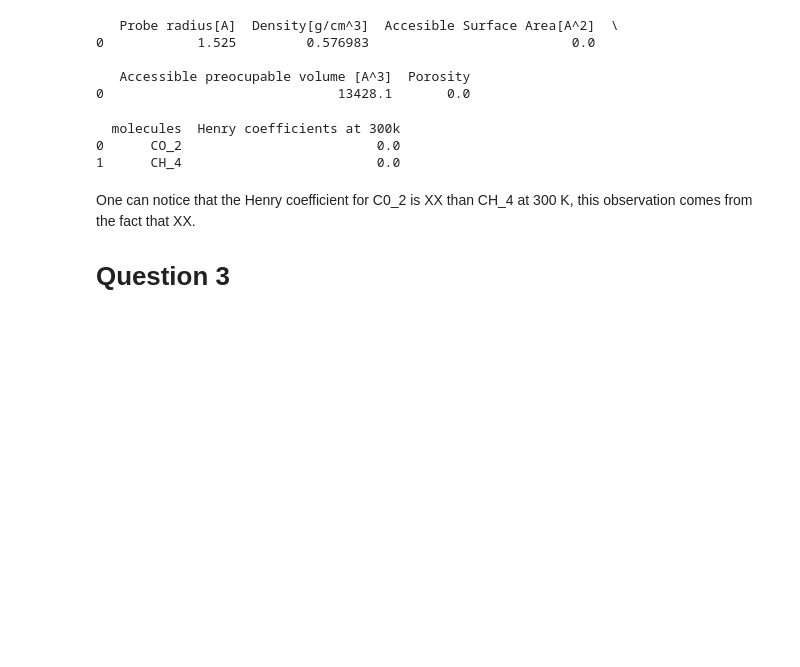
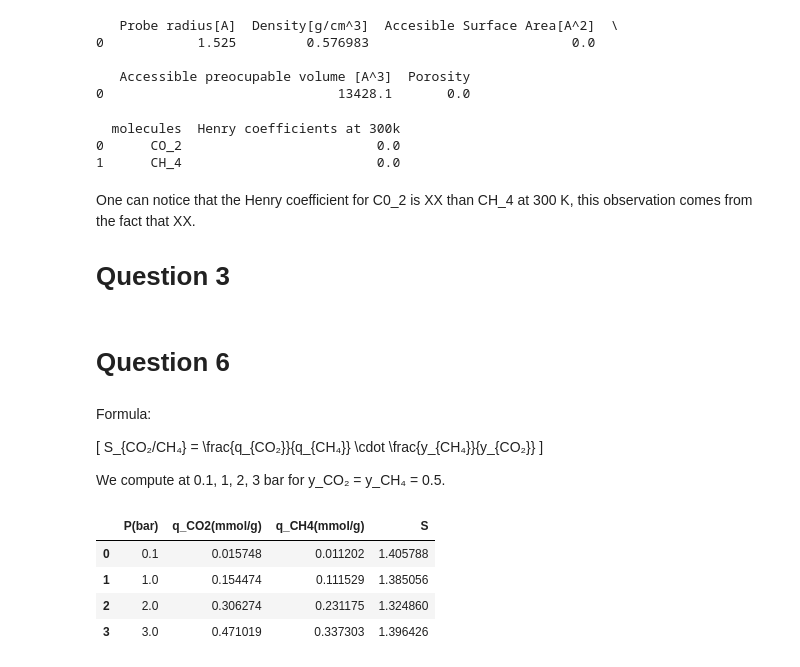
Before and after one commit to AloIsCoding/modeling-lab-project, a Jupyter notebook: Block 2/GroupA_Block2_Assignment2.ipynb, the cells around one changed output. Cells and saved outputs as stored; diff of their text form; code cells hidden in the pictures; blank space fills up the shorter version.

```diff
--- a/Block 2/GroupA_Block2_Assignment2.ipynb
+++ b/Block 2/GroupA_Block2_Assignment2.ipynb
@@ -34,3 +36,5 @@ print(henr)
 One can notice that the Henry coefficient for C0_2 is XX than CH_4 at 300 K, this observation comes from the fact that XX.
 
 # Question 3
+# %% [markdown]
+# Question 6
@@ -36,0 +61,36 @@ One can notice that the Henry coefficient for C0_2 is XX than CH_4 at 300 K, thi
+# %% [markdown]
+
+Formula:
+
+\[
+S_{CO₂/CH₄} = \frac{q_{CO₂}}{q_{CH₄}} \cdot \frac{y_{CH₄}}{y_{CO₂}}
+\]
+
+We compute at 0.1, 1, 2, 3 bar for y_CO₂ = y_CH₄ = 0.5.
+# %%
+def uptake(pressures, loadings, P, K):
+    """Return uptake (mmol/g) at pressure P (bar)."""
+    if P < pressures.min():
+        return K * P * 1e5  # Henry extrapolation (Pa)
+    return np.interp(P, pressures, loadings)
+
+def selectivity(P, y_CO2=0.5, y_CH4=0.5):
+    q_CO2 = uptake(pressures_co2, loadings_co2, P, K_CO2)
+    q_CH4 = uptake(pressures_ch4, loadings_ch4, P, K_CH4)
+    S = (q_CO2/q_CH4)*(y_CH4/y_CO2)
+    return q_CO2, q_CH4, S
+
+pressures = [0.1, 1.0, 2.0, 3.0]
+results_q6 = []
+for P in pressures:
+    q_co2, q_ch4, S = selectivity(P)
+    results_q6.append({"P(bar)":P,"q_CO2(mmol/g)":q_co2,"q_CH4(mmol/g)":q_ch4,"S":S})
+
+df_q6 = pd.DataFrame(results_q6)
+df_q6
+# %% [output]
+|  | P(bar) | q_CO2(mmol/g) | q_CH4(mmol/g) | S |
+| 0 | 0.1 | 0.015748 | 0.011202 | 1.405788 |
+| 1 | 1.0 | 0.154474 | 0.111529 | 1.385056 |
+| 2 | 2.0 | 0.306274 | 0.231175 | 1.324860 |
+| 3 | 3.0 | 0.471019 | 0.337303 | 1.396426 |
```
Also changed, not shown: parts of 10 cells of this notebook, 1 other file.
